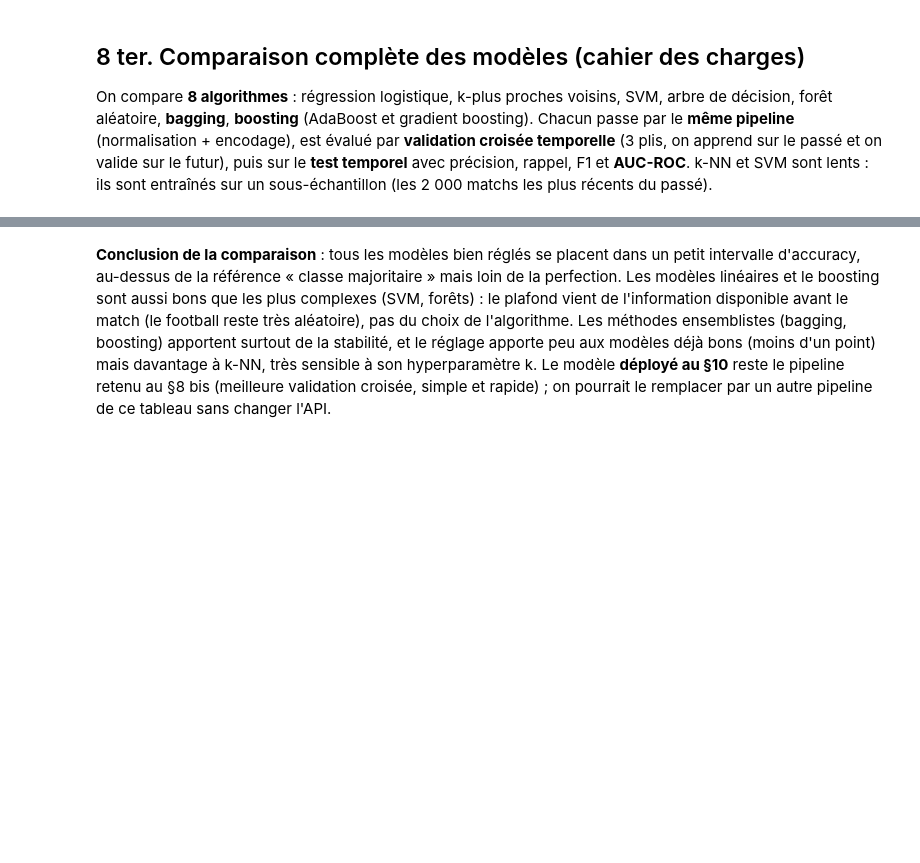
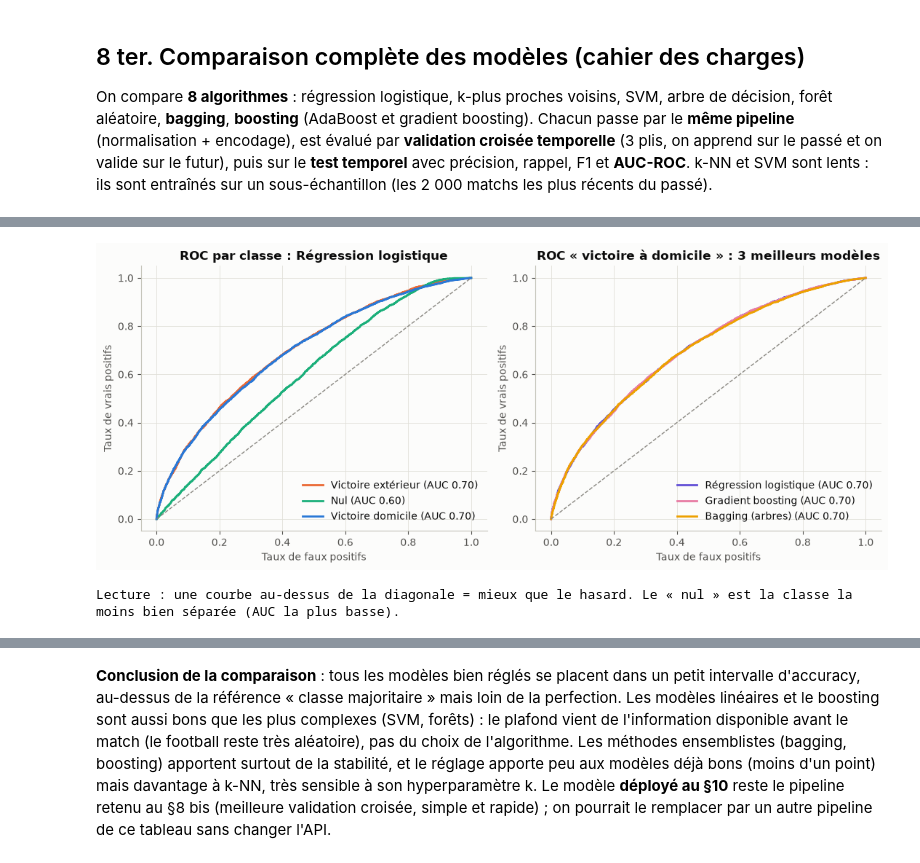
Before and after one commit to ayoubadoini/Football_Resultat_Match, a Jupyter notebook: Football_Resultat_Match_Pro_Complet.ipynb, the cells around one changed output, grey strips where cells are left out. Drawn from its saved outputs; the diff is of its cells as text; code cells hidden in the pictures; blank space fills up the shorter version.

```diff
--- a/Football_Resultat_Match_Pro_Complet.ipynb
+++ b/Football_Resultat_Match_Pro_Complet.ipynb
@@ -1756,20 +1778,24 @@ plt.tight_layout(); plt.show()
 # %%
 # ===== 8 ter.3 Courbes ROC : meilleur modèle (par classe) et comparaison des 3 meilleurs (victoire à domicile) =====
+COULEURS_CLASSES = ['#eb6834', '#1baf7a', '#2a78d6']                              # extérieur (orange), nul (vert), domicile (bleu)
 meilleur_auc = cmp_['Test AUC-ROC (macro)'].idxmax()
 fig, axes = plt.subplots(1, 2, figsize=(11, 4.6))
 for k, lab in enumerate(LABELS):                                                  # un-contre-tous, une courbe par classe
     fpr, tpr, _ = roc_curve(Yb[:, k], probas[meilleur_auc][:, k])
-    axes[0].plot(fpr, tpr, lw=2, color=COUL[lab], label=f"{lab} (AUC {roc_auc_score(Yb[:, k], probas[meilleur_auc][:, k]):.2f})")
+    axes[0].plot(fpr, tpr, lw=2, color=COULEURS_CLASSES[k], label=f"{lab} (AUC {roc_auc_score(Yb[:, k], probas[meilleur_auc][:, k]):.2f})")
 axes[0].plot([0, 1], [0, 1], color='#898781', ls='--', lw=1)
 axes[0].set(title=f'ROC par classe : {meilleur_auc}', xlabel='Taux de faux positifs', ylabel='Taux de vrais positifs'); axes[0].legend(loc='lower right')
 top3 = cmp_['Test AUC-ROC (macro)'].nlargest(3).index
 for nom, c in zip(top3, ['#6250d6', '#e87ba4', '#eda100']):
     fpr, tpr, _ = roc_curve(Yb[:, 2], probas[nom][:, 2])
     axes[1].plot(fpr, tpr, lw=2, color=c, label=f"{nom} (AUC {roc_auc_score(Yb[:, 2], probas[nom][:, 2]):.2f})")
 axes[1].plot([0, 1], [0, 1], color='#898781', ls='--', lw=1)
 axes[1].set(title='ROC « victoire à domicile » : 3 meilleurs modèles', xlabel='Taux de faux positifs', ylabel='Taux de vrais positifs'); axes[1].legend(loc='lower right')
 plt.tight_layout(); plt.show()
 print('Lecture : une courbe au-dessus de la diagonale = mieux que le hasard. Le « nul » est la classe la moins bien séparée (AUC la plus basse).')
+# %% [output]
+[figure, added]
+Lecture : une courbe au-dessus de la diagonale = mieux que le hasard. Le « nul » est la classe la moins bien séparée (AUC la plus basse).
 # %%
 # ===== 8 ter.4 Optimisation étendue : réglage des hyperparamètres des autres modèles =====
 reglages = {
```
Also changed, not shown: parts of 5 cells of this notebook, 4 other files.
